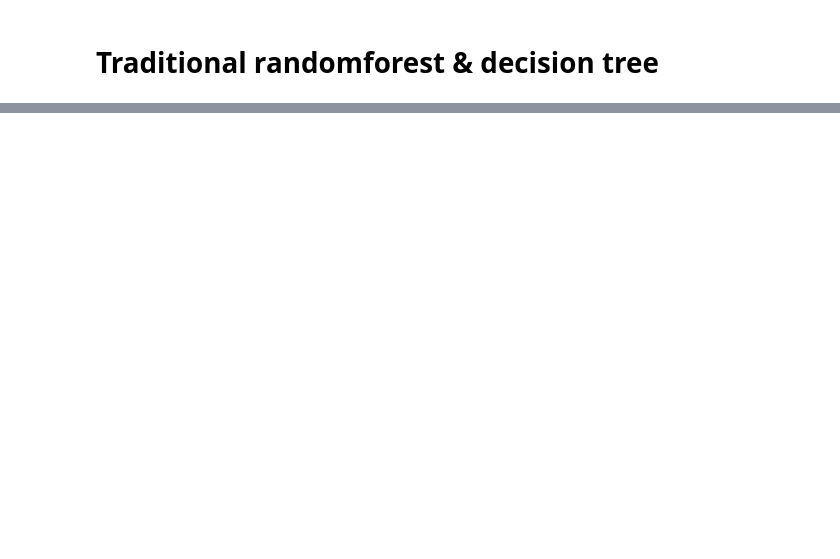
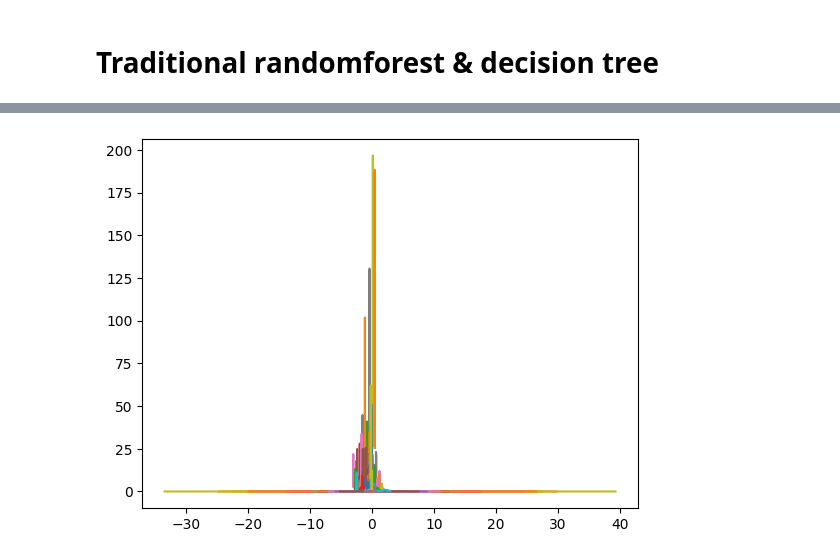
Before and after one commit to chenyangkang/stemflow, a Jupyter notebook: test_with_real_data.ipynb, the cells around one changed output, grey strips where cells are left out. Cells and saved outputs as stored; diff of their text form; code cells hidden in the pictures; blank space fills up the shorter version.

```diff
--- a/test_with_real_data.ipynb
+++ b/test_with_real_data.ipynb
@@ -384,0 +340,9 @@ AdaSTEM.eval_STEM_res('hurdle', y_test, baseline_pred.flatten())
+# %%
+def plot_dist(means, stds):
+    from scipy.stats import norm
+    lower = means - 2* stds
+    upper = means + 2* stds
+    for m, s, l, u in zip(means, stds, lower, upper):
+        x = np.linspace(l, u, 100)
+        y = norm.pdf(x, loc=m, scale=s)
+        plt.plot(x,y)
@@ -384,0 +355,4 @@ AdaSTEM.eval_STEM_res('hurdle', y_test, baseline_pred.flatten())
+# %%
+plot_dist(trasnformed_means, transformed_stds)
+# %% [output]
+[figure, added]
```
Also changed, not shown: parts of 26 cells of this notebook, 8 other files.
